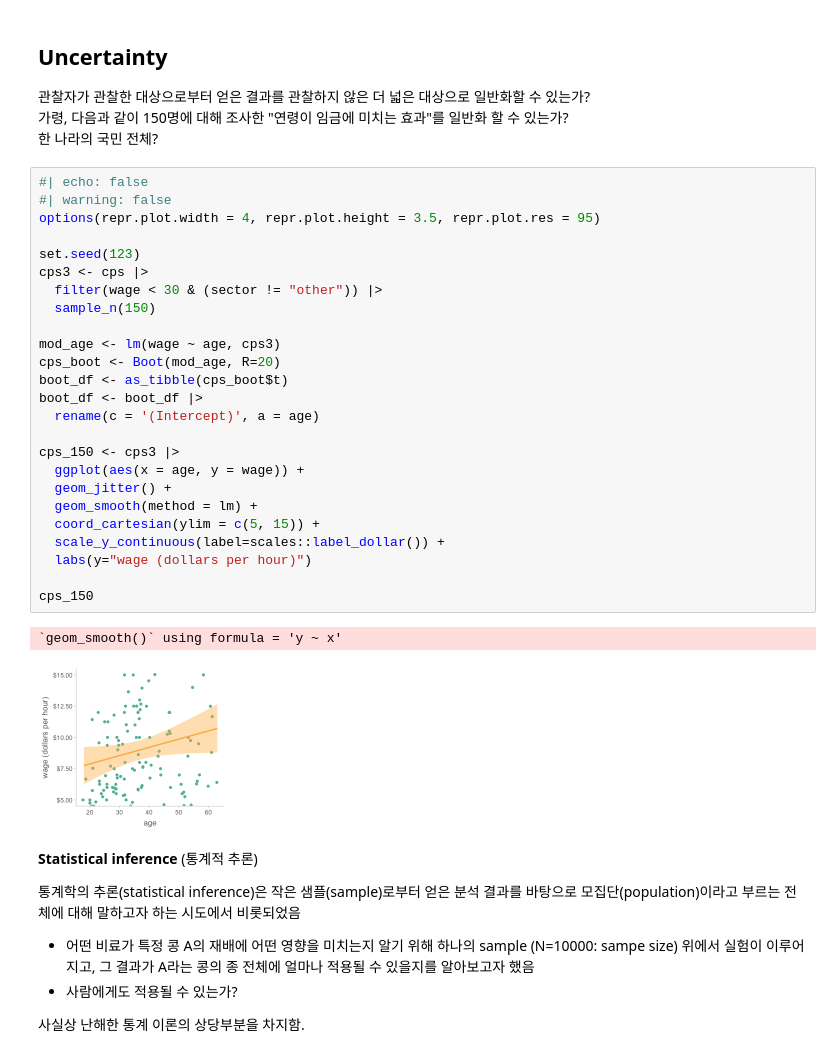
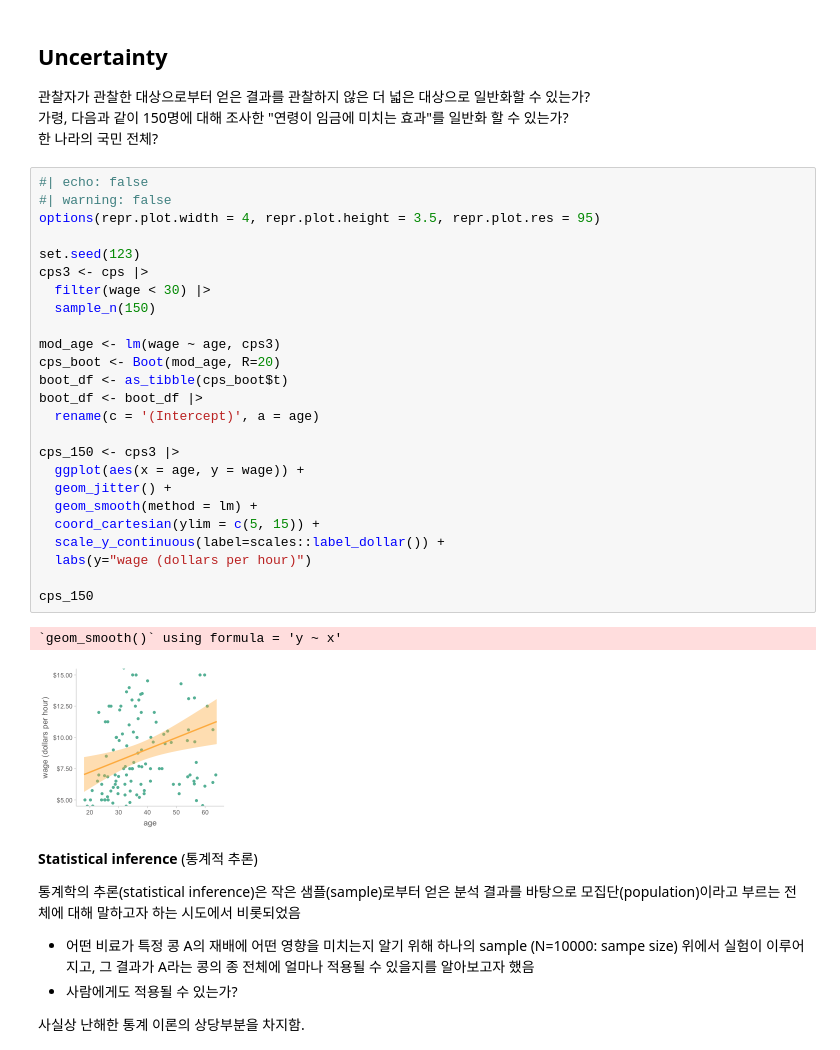
Before and after one commit to skcho13/statisticalmodelling, a Jupyter notebook: contents/overview.ipynb, the cells around one changed output. Cells and saved outputs as stored; diff of their text form.

```diff
--- a/contents/overview.ipynb
+++ b/contents/overview.ipynb
@@ -601,31 +601,31 @@ Source: [Want To Teach Your Kids Self-Control?](https://www.npr.org/sections/goa
 # %%
 #| echo: false
 #| warning: false
 options(repr.plot.width = 4, repr.plot.height = 3.5, repr.plot.res = 95)
 
 set.seed(123)
 cps3 <- cps |>
-  filter(wage < 30 & (sector != "other")) |>
+  filter(wage < 30) |>
   sample_n(150)
 
 mod_age <- lm(wage ~ age, cps3)
 cps_boot <- Boot(mod_age, R=20)
 boot_df <- as_tibble(cps_boot$t)
 boot_df <- boot_df |>
   rename(c = '(Intercept)', a = age)
 
 cps_150 <- cps3 |>
   ggplot(aes(x = age, y = wage)) +
   geom_jitter() +
   geom_smooth(method = lm) +
   coord_cartesian(ylim = c(5, 15)) +
   scale_y_continuous(label=scales::label_dollar()) +
   labs(y="wage (dollars per hour)")
 
 cps_150
 # %% [output]
 `geom_smooth()` using formula = 'y ~ x'
-[figure, old version]
+[figure, new version]
 # %% [markdown]
 **Statistical inference** (통계적 추론)
 
```
Also changed, not shown: parts of 14 cells of this notebook, 10 other files.
